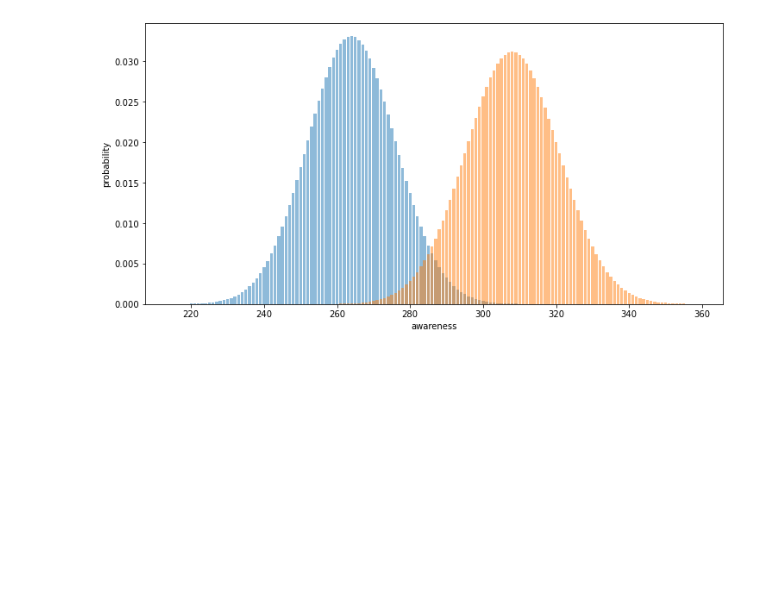
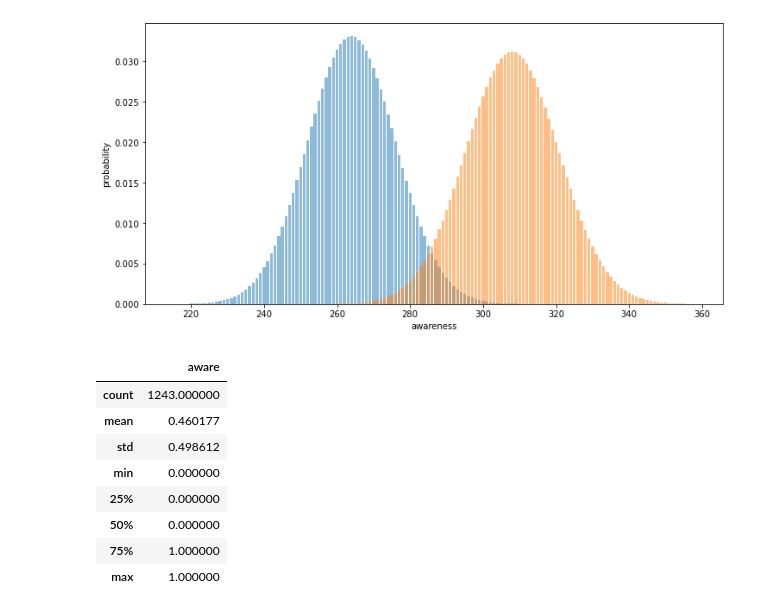
Before and after one commit to abu-bakarr/10_Academy_Week2_Group, a Jupyter notebook: Untitled.ipynb, the cells around one changed output. Drawn from its saved outputs; the diff is of its cells as text; code cells hidden in the pictures; blank space fills up the shorter version.

```diff
--- a/Untitled.ipynb
+++ b/Untitled.ipynb
@@ -108,3 +144,15 @@ plt.ylabel('probability')
 plt.show()
 # %% [output]
 [figure]
+# %%
+clean_df.describe()
+# %% [output]
+|  | aware |
+| count | 1243.000000 |
+| mean | 0.460177 |
+| std | 0.498612 |
+| min | 0.000000 |
+| 25% | 0.000000 |
+| 50% | 0.000000 |
+| 75% | 1.000000 |
+| max | 1.000000 |
```
Also changed, not shown: parts of 8 cells of this notebook, 1 other file.
